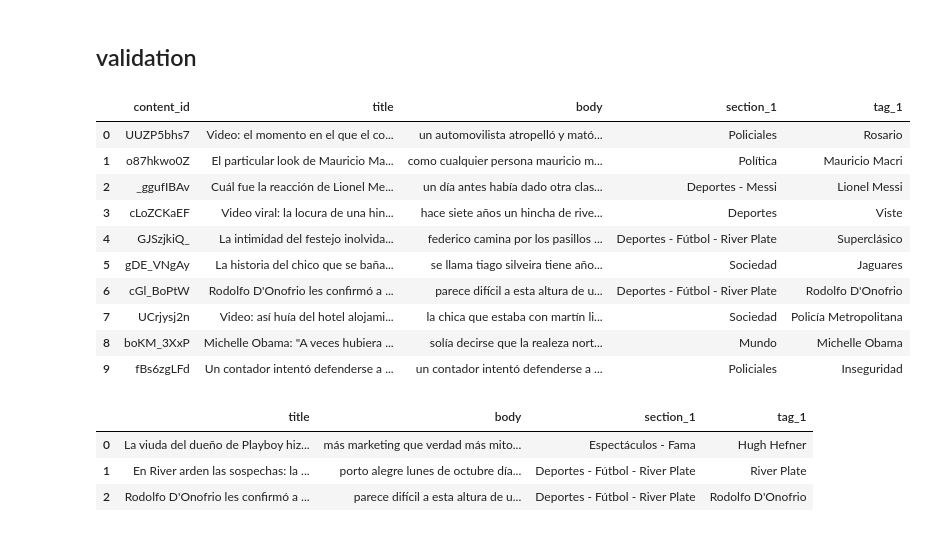
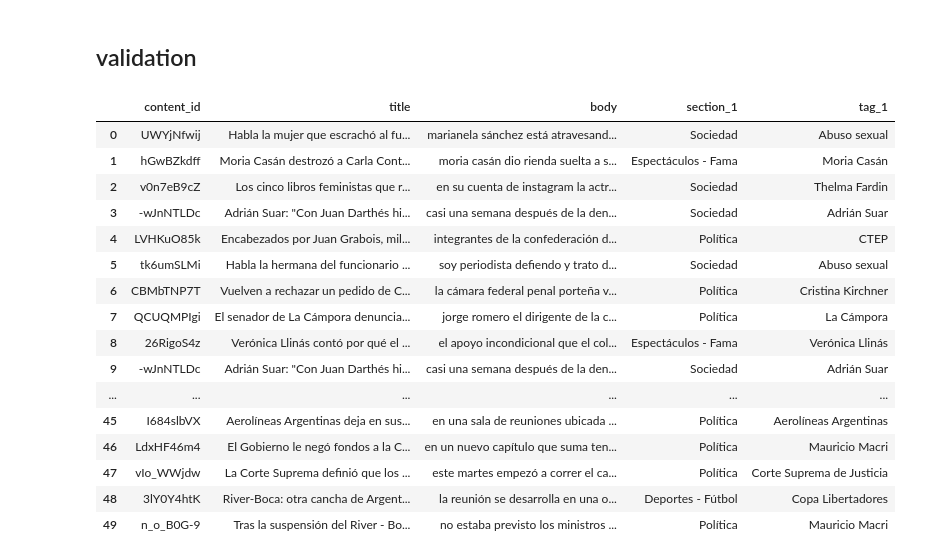
Before and after one commit to marianoogimenez/google-asl-project, a Jupyter notebook: recommendation-system/collaborative-filtering/recommend.ipynb, the cells around one changed output. Drawn from its saved outputs; the diff is of its cells as text; code cells hidden in the pictures.

```diff
--- a/recommendation-system/collaborative-filtering/recommend.ipynb
+++ b/recommendation-system/collaborative-filtering/recommend.ipynb
@@ -246,7 +238,7 @@ WL4mkK9Qj,jSOes3ZLw,0fYpABrXb,4491186
 ## validation
 # %%
 import google.datalab.bigquery as bq
-USER_ID = 1402547 #3127735
+USER_ID = 3127735  # 1402547 3127735
 # %%
 def get_articles_readed_by_user(user_id, number_of_articles):
   query = """
@@ -274,21 +272,20 @@ def get_content_by_ids(content_ids):
 # %%
-get_articles_readed_by_user(USER_ID,10)
+get_articles_readed_by_user(USER_ID,50)
 # %% [output]
 |  | content_id | title | body | section_1 | tag_1 |
-| 0 | UUZP5bhs7 | Video: el momento en el que el co... | un automovilista atropelló y mató... | Policiales | Rosario |
-| 1 | o87hkwo0Z | El particular look de Mauricio Ma... | como cualquier persona mauricio m... | Política | Mauricio Macri |
-| 2 | _ggufIBAv | Cuál fue la reacción de Lionel Me... | un día antes había dado otra clas... | Deportes - Messi | Lionel Messi |
-| 3 | cLoZCKaEF | Video viral: la locura de una hin... | hace siete años un hincha de rive... | Deportes | Viste |
-| 4 | GJSzjkiQ_ | La intimidad del festejo inolvida... | federico camina por los pasillos ... | Deportes - Fútbol - River Plate | Superclásico |
-| 5 | gDE_VNgAy | La historia del chico que se baña... | se llama tiago silveira tiene año... | Sociedad | Jaguares |
-| 6 | cGl_BoPtW | Rodolfo D'Onofrio les confirmó a ... | parece difícil a esta altura de u... | Deportes - Fútbol - River Plate | Rodolfo D'Onofrio |
-| 7 | UCrjysj2n | Video: así huía del hotel alojami... | la chica que estaba con martín li... | Sociedad | Policía Metropolitana |
-| 8 | boKM_3XxP | Michelle Obama: "A veces hubiera ... | solía decirse que la realeza nort... | Mundo | Michelle Obama |
-| 9 | fBs6zgLFd | Un contador intentó defenderse a ... | un contador intentó defenderse a ... | Policiales | Inseguridad |
+| 0 | UWYjNfwij | Habla la mujer que escrachó al fu... | marianela sánchez está atravesand... | Sociedad | Abuso sexual |
+| 1 | hGwBZkdff | Moria Casán destrozó a Carla Cont... | moria casán dio rienda suelta a s... | Espectáculos - Fama | Moria Casán |
+| 2 | v0n7eB9cZ | Los cinco libros feministas que r... | en su cuenta de instagram la actr... | Sociedad | Thelma Fardin |
+| 3 | -wJnNTLDc | Adrián Suar: "Con Juan Darthés hi... | casi una semana después de la den... | Sociedad | Adrián Suar |
+| 4 | LVHKuO85k | Encabezados por Juan Grabois, mil... | integrantes de la confederación d... | Política | CTEP |
+| 5 | tk6umSLMi | Habla la hermana del funcionario ... | soy periodista defiendo y trato d... | Sociedad | Abuso sexual |
+| 6 | CBMbTNP7T | Vuelven a rechazar un pedido de C... | la cámara federal penal porteña v... | Política | Cristina Kirchner |
+| 7 | QCUQMPIgi | El senador de La Cámpora denuncia... | jorge romero el dirigente de la c... | Política | La Cámpora |
+| 8 | 26RigoS4z | Verónica Llinás contó por qué el ... | el apoyo incondicional que el col... | Espectáculos - Fama | Verónica Llinás |
+| 9 | -wJnNTLDc | Adrián Suar: "Con Juan Darthés hi... | casi una semana después de la den... | Sociedad | Adrián Suar |
+| ... | ... | ... | ... | ... | ... |
+| 45 | I684slbVX | Aerolíneas Argentinas deja en sus... | en una sala de reuniones ubicada ... | Política | Aerolíneas Argentinas |
+| 46 | LdxHF46m4 | El Gobierno le negó fondos a la C... | en un nuevo capítulo que suma ten... | Política | Mauricio Macri |
+| 47 | vIo_WWjdw | La Corte Suprema definió que los ... | este martes empezó a correr el ca... | Política | Corte Suprema de Justicia |
+| 48 | 3lY0Y4htK | River-Boca: otra cancha de Argent... | la reunión se desarrolla en una o... | Deportes - Fútbol | Copa Libertadores |
+| 49 | n_o_B0G-9 | Tras la suspensión del River - Bo... | no estaba previsto los ministros ... | Política | Mauricio Macri |
-# %%
-get_content_by_ids("'0fYpABrXb','cGl_BoPtW','AYfFjDSci'")
-# %% [output]
-|  | title | body | section_1 | tag_1 |
-| 0 | La viuda del dueño de Playboy hiz... | más marketing que verdad más mito... | Espectáculos - Fama | Hugh Hefner |
-| 1 | En River arden las sospechas: la ... | porto alegre lunes de octubre día... | Deportes - Fútbol - River Plate | River Plate |
-| 2 | Rodolfo D'Onofrio les confirmó a ... | parece difícil a esta altura de u... | Deportes - Fútbol - River Plate | Rodolfo D'Onofrio |
```
Also changed, not shown: parts of 12 cells of this notebook.
